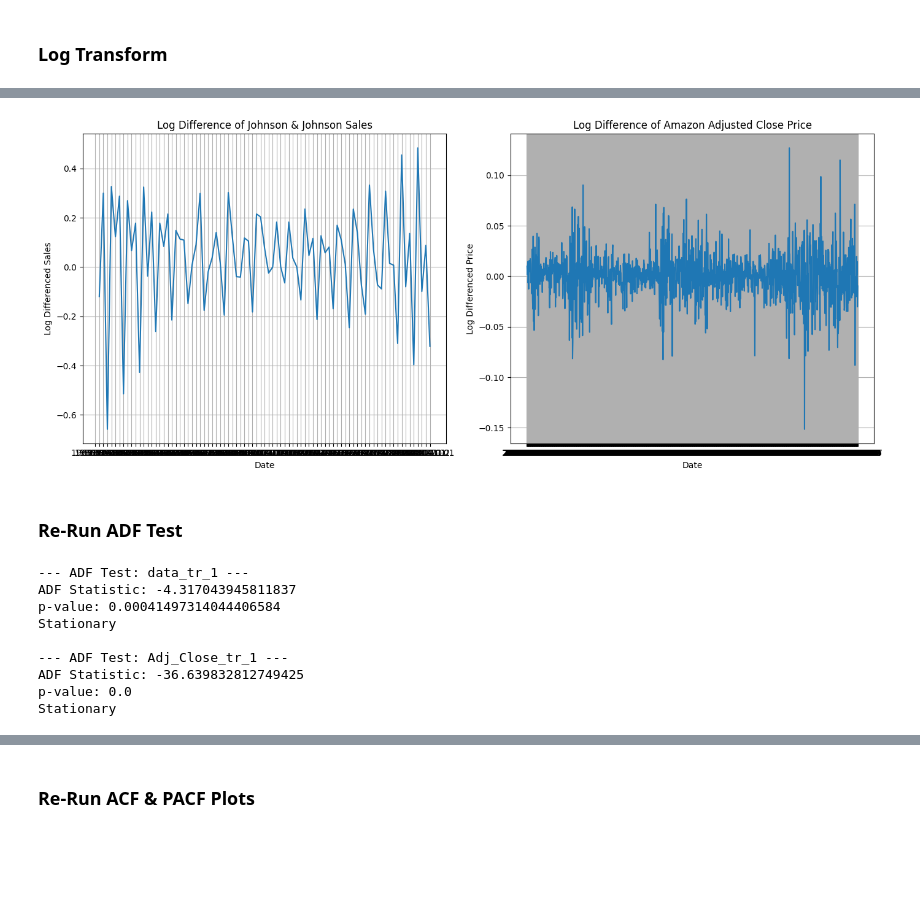
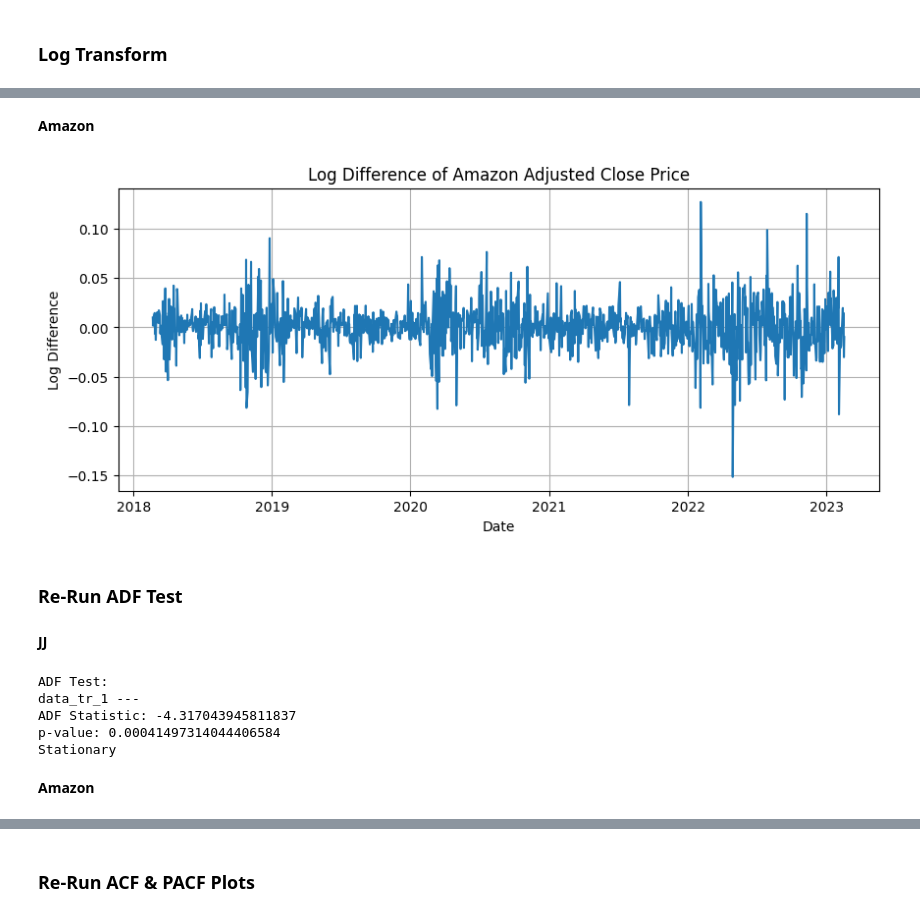
Before and after one commit to Diya-Amith/TimeSeries-CaseStudy-Assignment, a Jupyter notebook: TimeSeriesCaseStudy.ipynb, the cells around one changed output, grey strips where cells are left out. Drawn from its saved outputs; the diff is of its cells as text; code cells hidden in the pictures; blank space fills up the shorter version.

```diff
--- a/TimeSeriesCaseStudy.ipynb
+++ b/TimeSeriesCaseStudy.ipynb
@@ -137,0 +142,9 @@ amzn_data = log_transform_and_difference_amzn(amzn_data)
+# %%
+# Log Transform
+def log_transform(jj_data):
+    jj_data['data_log'] = np.log(jj_data['data'])
+    jj_data['data_tr_1'] = jj_data['data_log'].diff()
+    jj_data = jj_data.dropna(subset=['data_tr_1'])
+    return jj_data
+
+jj_data = log_transform(jj_data)
@@ -138,51 +160,45 @@ amzn_data = log_transform_and_difference_amzn(amzn_data)
+# %% [markdown]
+**Amazon**
+# %%
+# Log Transform
+def log_transform(amzn_data):
+    amzn_data['Adj_Close_log'] = np.log(amzn_data['Adj Close'])
+    amzn_data['Adj_Close_tr_1'] = amzn_data['Adj_Close_log'].diff()
+    amzn_data = amzn_data.dropna(subset=['Adj_Close_tr_1'])
+    return amzn_data
+
+amzn_data = log_transform(amzn_data)
 # %%
-def plot_log_diff_series(jj_series, amzn_series):
-    plt.figure(figsize=(14, 6))
-
-    # JJ Sales
-    plt.subplot(121)
-    plt.plot(jj_series)
-    plt.title("Log Difference of Johnson & Johnson Sales")
-    plt.xlabel('Date')
-    plt.ylabel('Log Differenced Sales')
-    plt.grid(True)
-
-    # Amazon Adjusted Close Price
-    plt.subplot(122)
-    plt.plot(amzn_series)
-    plt.title("Log Difference of Amazon Adjusted Close Price")
-    plt.xlabel('Date')
-    plt.ylabel('Log Differenced Price')
-    plt.grid(True)
-
-    plt.tight_layout()
-    plt.show()
-
-plot_log_diff_series(jj_data['data_tr_1'], amzn_data['Adj_Close_tr_1'])
+plt.figure(figsize=(10, 4))
+plt.plot(amzn_data['Adj_Close_tr_1'])
+plt.title("Log Difference of Amazon Adjusted Close Price")
+plt.xlabel('Date')
+plt.ylabel('Log Difference')
+plt.grid(True)
+plt.show()
 # %% [output]
-[figure, old version]
+[figure, new version]
 # %% [markdown]
 ### **Re-Run ADF Test**
 # %%
 def adf_test(data, column_name):
     adf_result = adfuller(data[column_name].dropna())
-    print(f"\n--- ADF Test: {column_name} ---")
+    print(f"ADF Test: \n{column_name} ---")
     print(f"ADF Statistic: {adf_result[0]}")
     print(f"p-value: {adf_result[1]}")
     if adf_result[1] < 0.05:
         print("Stationary")
     else:
         print("Non-Stationary")
-
-adf_test(jj_data, 'data_tr_1')
-adf_test(amzn_data, 'Adj_Close_tr_1')
-# %% [output]
---- ADF Test: data_tr_1 ---
-ADF Statistic: -4.317043945811837
-p-value: 0.00041497314044406584
-Stationary
-
---- ADF Test: Adj_Close_tr_1 ---
-ADF Statistic: -36.639832812749425
-p-value: 0.0
-Stationary
+# %% [markdown]
+**JJ**
+# %%
+adf_test(jj_data, 'data_tr_1')
+# %% [output]
+ADF Test:
+data_tr_1 ---
+ADF Statistic: -4.317043945811837
+p-value: 0.00041497314044406584
+Stationary
+# %% [markdown]
+**Amazon**
```
Also changed, not shown: parts of 87 cells of this notebook.
